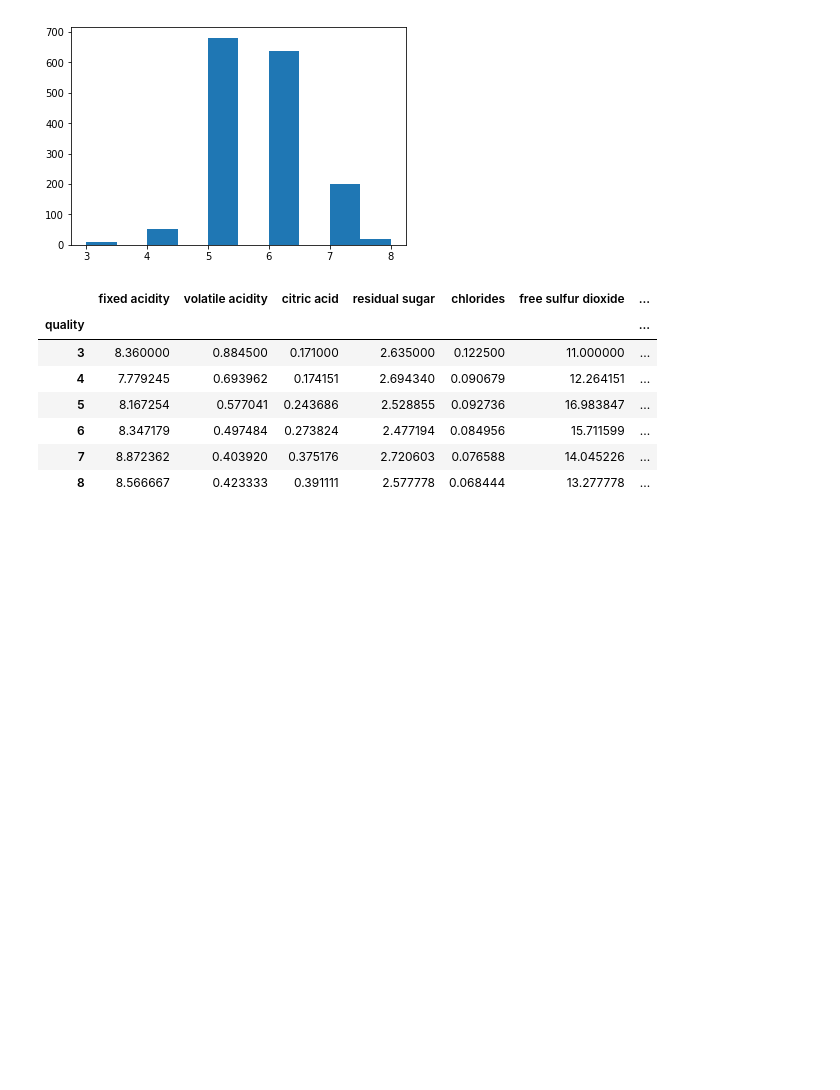
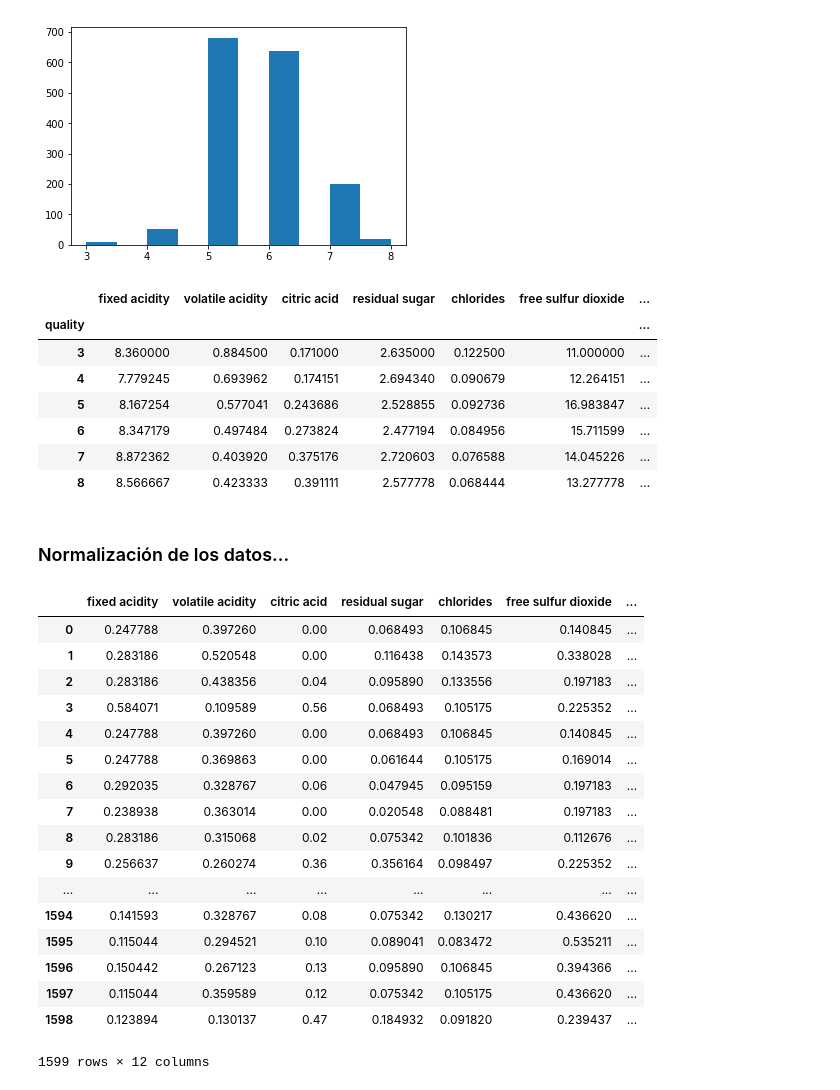
Before and after one commit to jorgealbertogomezgomez77/Work-with-Jupyter-Notebook, a Jupyter notebook: scripts/Tema 6/T6 - 4 - Clustering completo....ipynb, the cells around one changed output. Saved outputs shown, nothing was run; the diff lists cells and outputs as text; code cells hidden in the pictures; blank space fills up the shorter version.

```diff
--- a/scripts/Tema 6/T6 - 4 - Clustering completo....ipynb
+++ b/scripts/Tema 6/T6 - 4 - Clustering completo....ipynb
@@ -38,3 +38,27 @@ df.groupby("quality").mean()
 | 6 | 8.347179 | 0.497484 | 0.273824 | 2.477194 | 0.084956 | 15.711599 | ... |
 | 7 | 8.872362 | 0.403920 | 0.375176 | 2.720603 | 0.076588 | 14.045226 | ... |
 | 8 | 8.566667 | 0.423333 | 0.391111 | 2.577778 | 0.068444 | 13.277778 | ... |
+# %% [markdown]
+### Normalización de los datos...
+# %%
+df_norm = (df - df.min()) / (df.max() - df.min())
+df_norm
+# %% [output]
+|  | fixed acidity | volatile acidity | citric acid | residual sugar | chlorides | free sulfur dioxide | ... |
+| 0 | 0.247788 | 0.397260 | 0.00 | 0.068493 | 0.106845 | 0.140845 | ... |
+| 1 | 0.283186 | 0.520548 | 0.00 | 0.116438 | 0.143573 | 0.338028 | ... |
+| 2 | 0.283186 | 0.438356 | 0.04 | 0.095890 | 0.133556 | 0.197183 | ... |
+| 3 | 0.584071 | 0.109589 | 0.56 | 0.068493 | 0.105175 | 0.225352 | ... |
+| 4 | 0.247788 | 0.397260 | 0.00 | 0.068493 | 0.106845 | 0.140845 | ... |
+| 5 | 0.247788 | 0.369863 | 0.00 | 0.061644 | 0.105175 | 0.169014 | ... |
+| 6 | 0.292035 | 0.328767 | 0.06 | 0.047945 | 0.095159 | 0.197183 | ... |
+| 7 | 0.238938 | 0.363014 | 0.00 | 0.020548 | 0.088481 | 0.197183 | ... |
+| 8 | 0.283186 | 0.315068 | 0.02 | 0.075342 | 0.101836 | 0.112676 | ... |
+| 9 | 0.256637 | 0.260274 | 0.36 | 0.356164 | 0.098497 | 0.225352 | ... |
+| ... | ... | ... | ... | ... | ... | ... | ... |
+| 1594 | 0.141593 | 0.328767 | 0.08 | 0.075342 | 0.130217 | 0.436620 | ... |
+| 1595 | 0.115044 | 0.294521 | 0.10 | 0.089041 | 0.083472 | 0.535211 | ... |
+| 1596 | 0.150442 | 0.267123 | 0.13 | 0.095890 | 0.106845 | 0.394366 | ... |
+| 1597 | 0.115044 | 0.359589 | 0.12 | 0.075342 | 0.105175 | 0.436620 | ... |
+| 1598 | 0.123894 | 0.130137 | 0.47 | 0.184932 | 0.091820 | 0.239437 | ... |
+1599 rows × 12 columns
```
Also changed, not shown: parts of 20 cells of this notebook.
